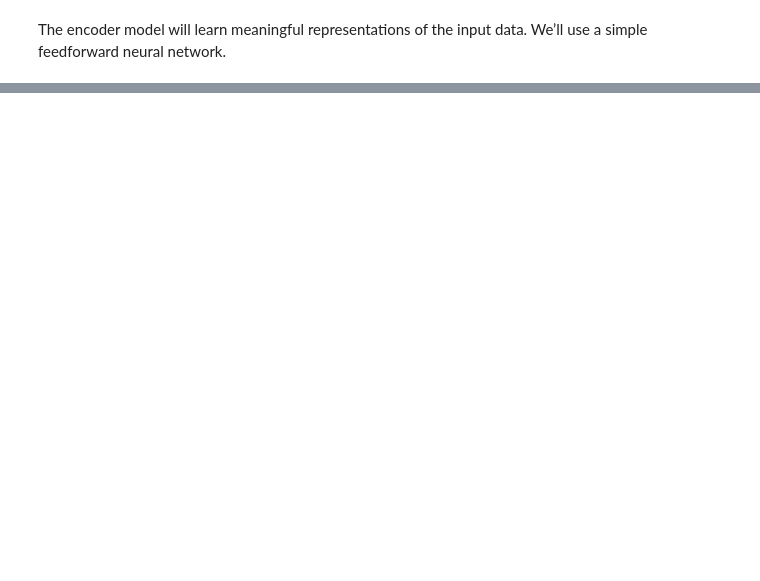
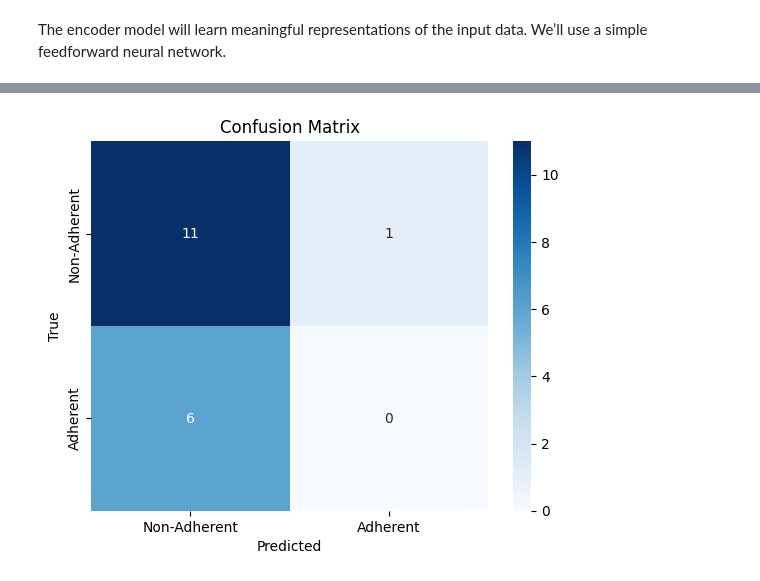
Before and after one commit to edwinkmusaasizi/Machine-Learning, a Jupyter notebook: notebooks/Copy of drugadherence.ipynb, the cells around one changed output, grey strips where cells are left out. Saved outputs shown, nothing was run; the diff lists cells and outputs as text; code cells hidden in the pictures; blank space fills up the shorter version.

Commit message:
new updates, need to improve the model performance and create new models as well

```diff
--- a/notebooks/Copy of drugadherence.ipynb
+++ b/notebooks/Copy of drugadherence.ipynb
@@ -587,0 +767,19 @@ with torch.no_grad():
+# %%
+def fitness_function(model, data_loader):
+    model.eval()
+    correct = 0
+    total = 0
+    with torch.no_grad():
+        for inputs, labels in data_loader:
+            outputs = model(inputs).squeeze()
+            preds = (outputs > 0.5).float()
+            correct += (preds == labels).sum().item()
+            total += labels.size(0)
+    accuracy = correct / total
+
+    # Calculate sparsity
+    sparsity = calculate_sparsity(model)
+
+    # Combine accuracy and sparsity into a single fitness score
+    fitness = accuracy + sparsity
+    return fitness
@@ -587,0 +920,63 @@ with torch.no_grad():
+# %%
+import numpy as np
+from sklearn.metrics import accuracy_score, f1_score, precision_score, recall_score, confusion_matrix, roc_curve, auc
+import seaborn as sns
+import matplotlib.pyplot as plt
+
+# Test evaluation
+best_model.eval()
+test_preds, test_true = [], []
+with torch.no_grad():
+    for inputs, labels in test_loader:
+        outputs = best_model(inputs).squeeze()
+        test_preds.extend(outputs.numpy())
+        test_true.extend(labels.numpy())
+
+# Convert predictions to binary (0 or 1)
+test_preds_binary = (np.array(test_preds) > 0.5).astype(int)
+
+# Calculate metrics
+test_accuracy = accuracy_score(test_true, test_preds_binary)
+test_f1 = f1_score(test_true, test_preds_binary)
+test_precision = precision_score(test_true, test_preds_binary)
+test_recall = recall_score(test_true, test_preds_binary)
+
+print("Test Metrics for Best Model:")
+print(f"Test Accuracy: {test_accuracy:.4f} | Test F1-Score: {test_f1:.4f}")
+print(f"Test Precision: {test_precision:.4f} | Test Recall: {test_recall:.4f}")
+
+# Calculate sparsity
+def calculate_sparsity(model):
+    total_params = 0
+    zero_params = 0
+    for param in model.parameters():
+        total_params += param.numel()
+        zero_params += (param == 0).sum().item()
+    sparsity = zero_params / total_params
+    return sparsity
+
+sparsity = calculate_sparsity(best_model)
+print(f"Sparsity of Best Model: {sparsity:.4f}")
+
+# Generate confusion matrix
+cm = confusion_matrix(test_true, test_preds_binary)
+sns.heatmap(cm, annot=True, fmt="d", cmap="Blues", xticklabels=["Non-Adherent", "Adherent"], yticklabels=["Non-Adherent", "Adherent"])
+plt.xlabel("Predicted")
+plt.ylabel("True")
+plt.title("Confusion Matrix")
+plt.show()
+
+# Compute ROC curve
+fpr, tpr, thresholds = roc_curve(test_true, test_preds)
+roc_auc = auc(fpr, tpr)
+
+# Plot ROC curve
+plt.figure()
+plt.plot(fpr, tpr, color="darkorange", lw=2, label=f"ROC curve (area = {roc_auc:.2f})")
+plt.plot([0, 1], [0, 1], color="navy", lw=2, linestyle="--")
+plt.xlabel("False Positive Rate")
+plt.ylabel("True Positive Rate")
+plt.title("Receiver Operating Characteristic (ROC) Curve")
+plt.legend(loc="lower right")
+plt.show()
+# %% [output]
@@ -587,0 +987 @@ with torch.no_grad():
+[figure, added]
```
Also changed, not shown: parts of 37 cells of this notebook.
